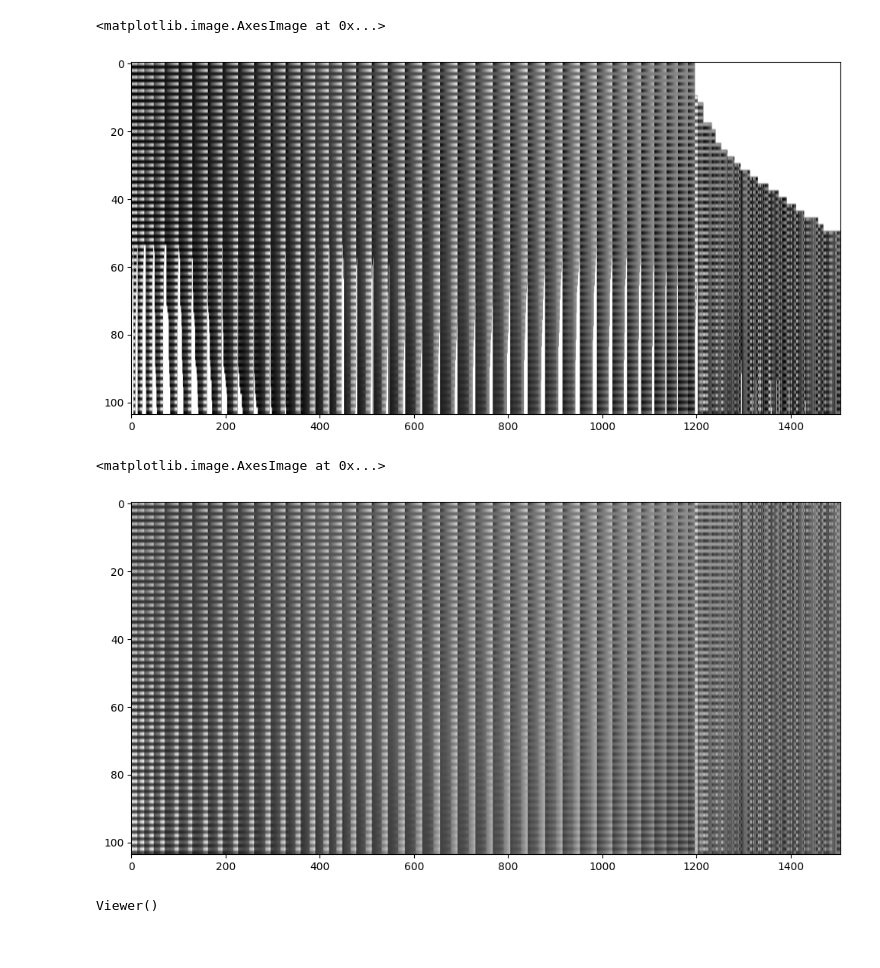
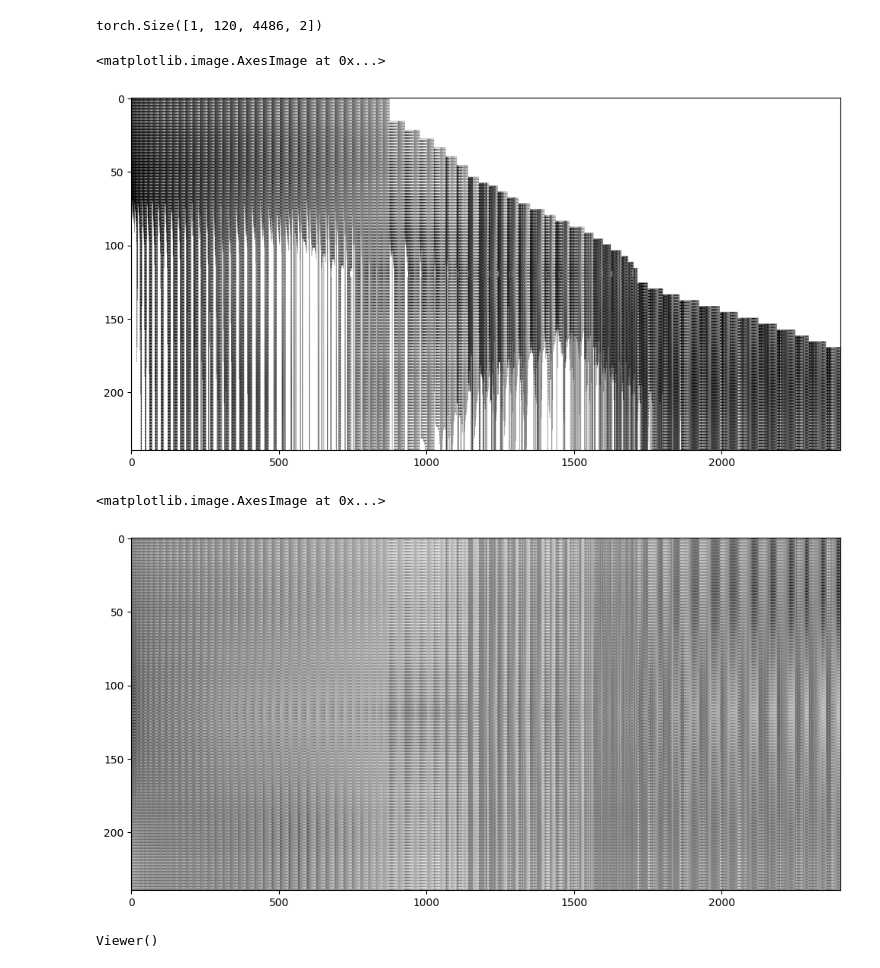
Before and after one commit to manel-ferreira-01/trackers, a Jupyter notebook: test.ipynb, the cells around one changed output. Drawn from its saved outputs; the diff is of its cells as text; code cells hidden in the pictures.

```diff
--- a/test.ipynb
+++ b/test.ipynb
@@ -150,0 +165,9 @@ torch.cuda.empty_cache()
+# %%
+# save track_histories as pkl so i can load it later
+import pickle
+with open("track_histories.pkl", "wb") as f:
+    pickle.dump(track_histories, f)
+# %%
+#load track_histories from pkl
+with open("track_histories.pkl", "rb") as f:
+    track_histories = pickle.load(f)
@@ -151 +201,14 @@ torch.cuda.empty_cache()
+# %%
+frame_cut_out = output_tensor.shape[1]
+
+
+# Calculate the number of visible frames for each track
+visible_counts = torch.sum(~torch.isnan(output_tensor[0, :frame_cut_out, :, 0]), dim=0)
+
+# Filter tracks that are visible for at least 20 frames
+visible_tracks_mask = visible_counts >= 10
+output_tensor_filtered = output_tensor[:, :frame_cut_out, visible_tracks_mask, :]
+output_tensor_filtered.shape
+# %% [output]
+torch.Size([1, 120, 4486, 2])
 # %%
@@ -153,34 +216,35 @@ generate_frame_image_cv(video_tensor_original.cpu(), output_tensor)
 # %%
 # Reshape the output_tensor to create the observation matrix
 # Shape of output_tensor: [1, num_frames, num_feats, 2]
 # Desired shape of observation_matrix: [feats*2, frames]
 
+# todo: comparar halucinacao cotracker
 
-obs_mat_full = np.zeros((output_tensor.shape[1] * 2, output_tensor.shape[2]), dtype=np.float32)
-num_frames = output_tensor.shape[1]
+obs_mat_full = np.zeros((output_tensor_filtered.shape[1] * 2, output_tensor_filtered.shape[2]), dtype=np.float32)
+num_frames = output_tensor_filtered.shape[1]
 
-for frame in range(output_tensor.shape[1]): # por frame
-    obs_mat_full[frame*2, :] = output_tensor[0, frame, :, 0].cpu().numpy()  # x-coordinates
-    obs_mat_full[frame*2+1, :] = output_tensor[0, frame, :, 1].cpu().numpy()  # y-coordinates
+for frame in range(output_tensor_filtered.shape[1]): # por frame
+    obs_mat_full[frame*2, :] = output_tensor_filtered[0, frame, :, 0].cpu().numpy()  # x-coordinates
+    obs_mat_full[frame*2+1, :] = output_tensor_filtered[0, frame, :, 1].cpu().numpy()  # y-coordinates
 
 #remove columns (features) that have nan values
 obs_mat = obs_mat_full[:, ~np.isnan(obs_mat_full).any(axis=0)]
 
 # remove collumns that have more than 50% nan values
-obs_mat_half_missed = obs_mat_full[:, np.sum(np.isnan(obs_mat_full), axis=0) < obs_mat_full.shape[0] / 2]
-
+obs_mat_half_missed = obs_mat_full[:, np.sum(np.isnan(obs_mat_full), axis=0) < obs_mat_full.shape[0] / 1.4]
 
 plt.figure(figsize=(12, 6))
-plt.imshow(obs_mat_half_missed, aspect='auto', cmap='gray')
+plt.imshow(obs_mat_half_missed/np.nanmax(obs_mat_half_missed), aspect='auto', cmap='gray')
+#plt.imshow(obs_mat_full, aspect='auto', cmap='gray', alpha=0.5)
 # %% [output]
 <matplotlib.image.AxesImage at 0x...>
-[figure, old version]
+[figure, new version]
 # %%
-obs_completed, _ = alternating_matrix_completion(obs_mat_half_missed, mode=0)
+obs_completed, _ = alternating_matrix_completion(obs_mat_half_missed, mode=0, max_iters=100)
 
 plt.figure(figsize=(12, 6))
-plt.imshow(obs_completed, aspect='auto', cmap='gray')
+plt.imshow(obs_completed/np.nanmax(obs_completed), aspect='auto', cmap='gray')
 # %% [output]
 <matplotlib.image.AxesImage at 0x...>
-[figure, old version]
+[figure, new version]
 # %%
```
Also changed, not shown: parts of 8 cells of this notebook, 3 other files.
